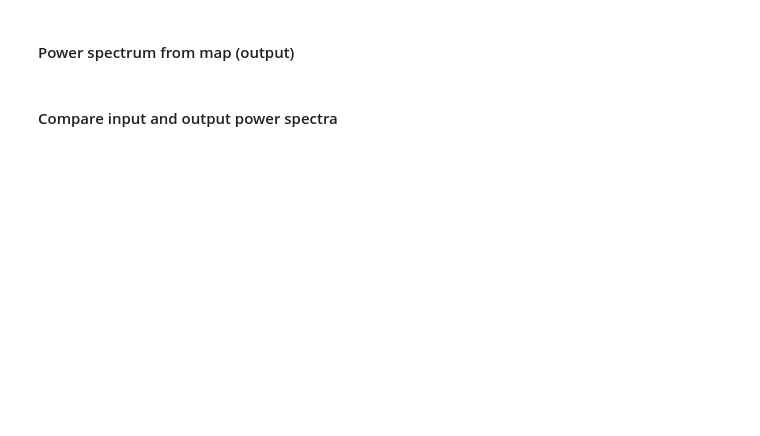
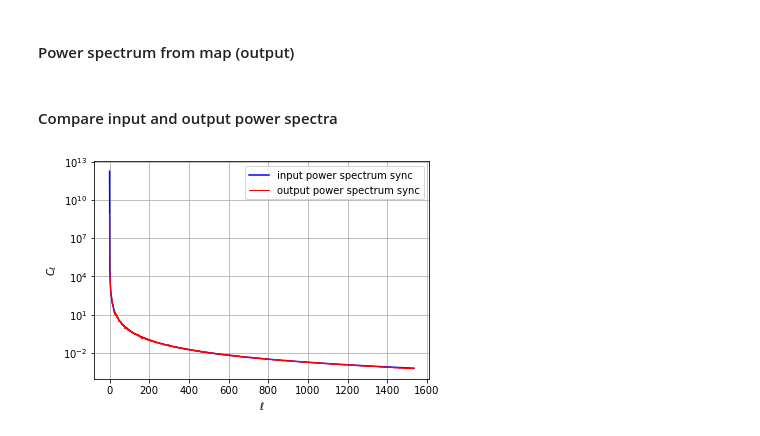
Before and after one commit to susannaaz/SO_BBsims, a Jupyter notebook: beta_scaling.ipynb, the cells around one changed output. Cells and saved outputs as stored; diff of their text form; code cells hidden in the pictures; blank space fills up the shorter version.

```diff
--- a/beta_scaling.ipynb
+++ b/beta_scaling.ipynb
@@ -68,12 +73,14 @@ cl_betaDust_out = hp.anafast(map_beta_dust_fin, lmax=lmax)
 # %%
 plt.figure()
 plt.semilogy(ells, cl_betaSync, 'b',label="input power spectrum sync")
-plt.semilogy(ells, cl_betaSync_out, 'r',label="output power spectrum sync")
+plt.semilogy(ells, cl_betaSync_out, 'r', linewidth=1, label="output power spectrum sync")
 plt.xlabel('$\ell$')
 plt.ylabel('$C_\ell$')
 plt.legend()
 plt.grid()
 plt.show()
+# %% [output]
+[figure, added]
 # %%
 plt.figure()
 plt.semilogy(ells, cl_betaDust, 'b',label="input power spectrum dust")
```
Also changed, not shown: parts of 3 cells of this notebook.
